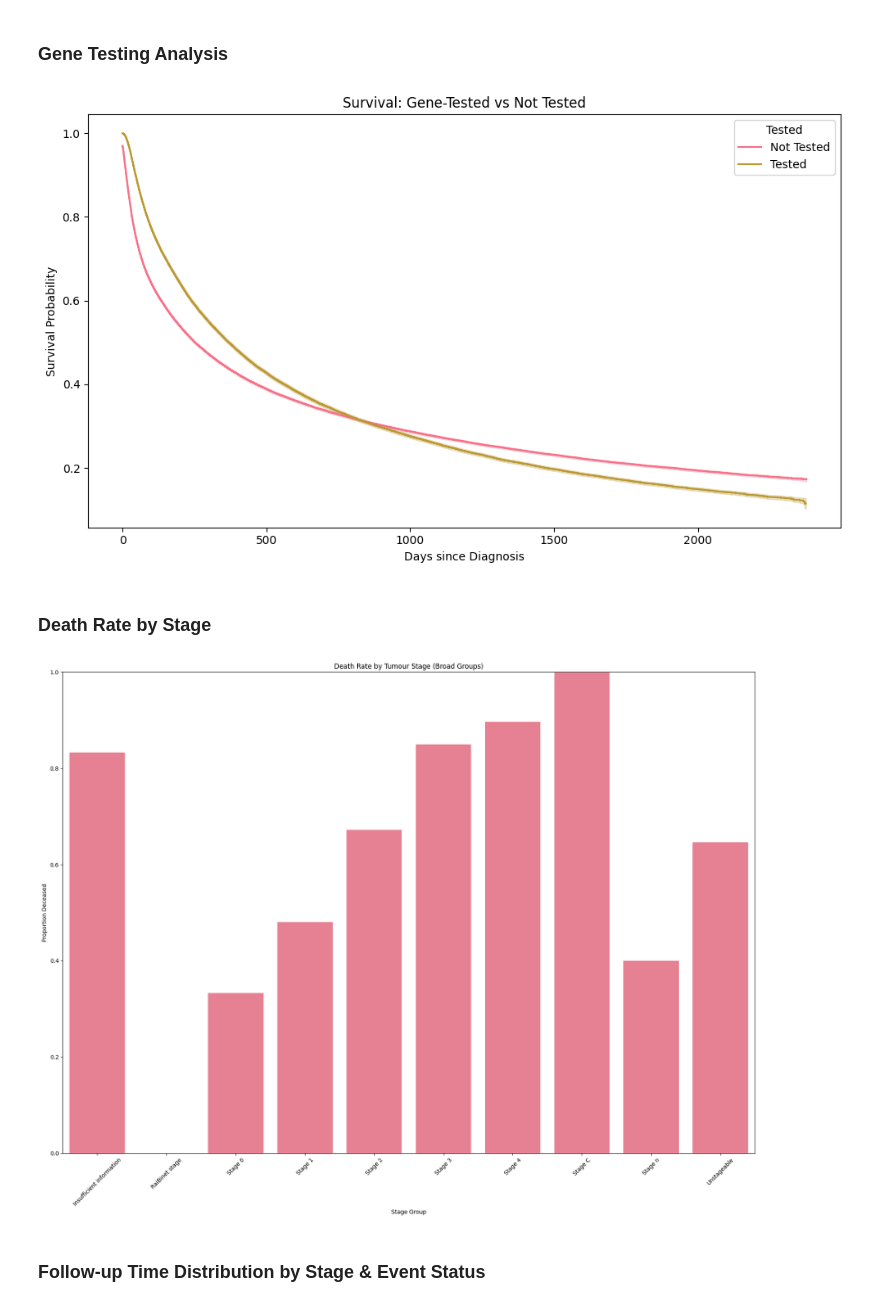
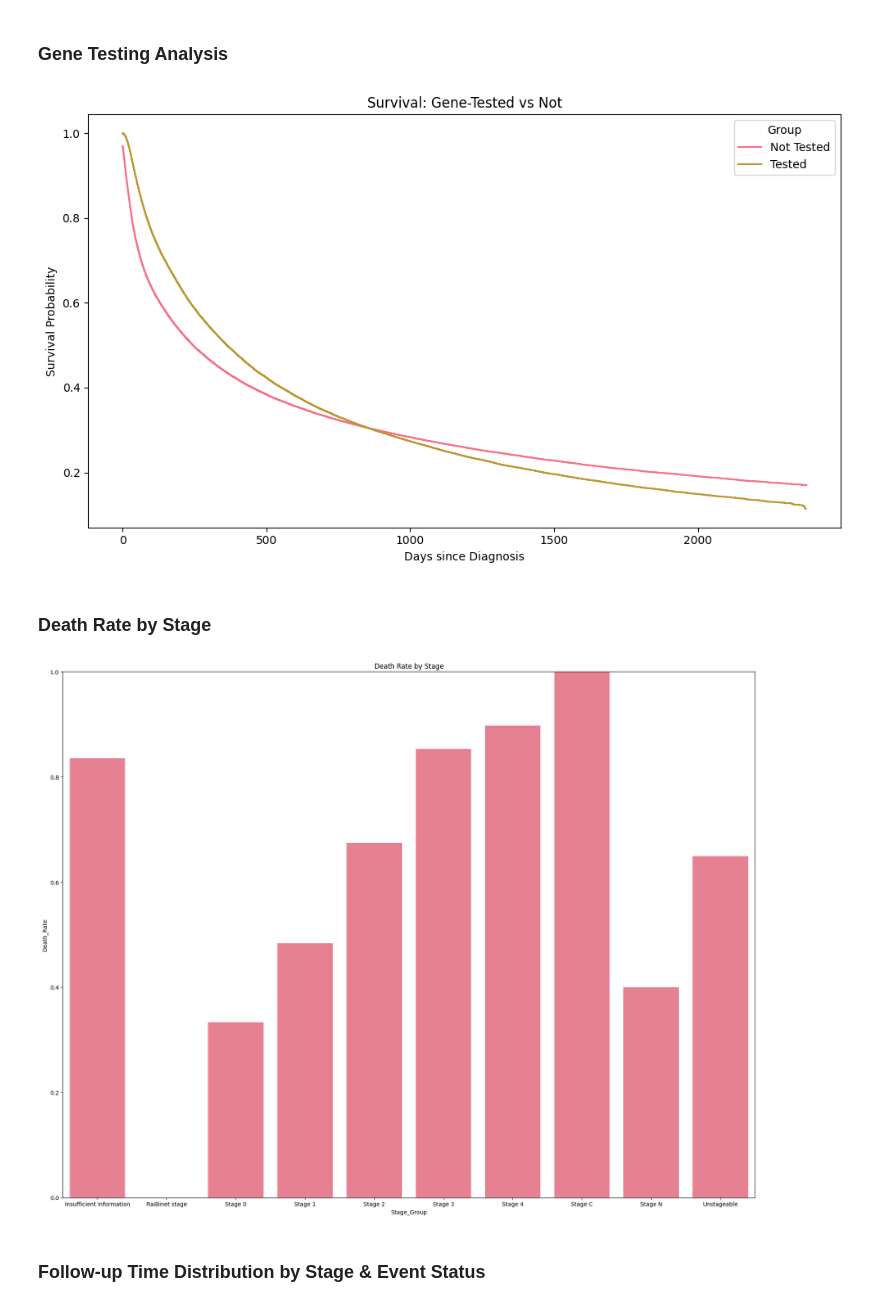
Before and after one commit to Foluwa/HDR_Group_8_Tech_Challenge, a Jupyter notebook: notebooks/FOLU_HDRUK.ipynb, the cells around one changed output. Cells and saved outputs as stored; diff of their text form; code cells hidden in the pictures.

```diff
--- a/notebooks/FOLU_HDRUK.ipynb
+++ b/notebooks/FOLU_HDRUK.ipynb
@@ -106,0 +131,3 @@ rtds_df = pd.read_csv(os.path.join(DATA_DIR, "sim_rtds_combined.csv"))
+# %%
+gender_key    = pick(df_lung.columns, "GENDER_pt",    "GENDER")
+ethnicity_key = pick(df_lung.columns, "ETHNICITY_pt", "ETHNICITY")
@@ -276,3 +355,12 @@ df_surv = df.assign(
+# %%
+df_surv = df_lung.copy()
+
+df_surv['DiagDate'] = pd.to_datetime(df_surv['DIAGNOSISDATEBEST'])
+df_surv['EndDate']  = pd.to_datetime(df_surv['VITALSTATUSDATE'])
+df_surv['followup_days'] = (df_surv['EndDate'] - df_surv['DiagDate']).dt.days.clip(lower=0)
+df_surv['event_observed'] = (df_surv['VITALSTATUS'] == 'D').astype(int)
+
+df_surv = df_surv[df_surv['followup_days'].notna() & (df_surv['followup_days'] >= 0)]
 # %% [markdown]
 ### Demographic Plots
 # %%
@@ -401,36 +508,34 @@ surv_df['tested_group'] = surv_df['gene_tests'].apply(lambda x: 'Tested' if x >
 # %%
+df_surv['tested_group'] = np.where(df_surv['num_genes_tested'] > 0,
+                                   'Tested', 'Not Tested')
+
 plt.figure(figsize=(10, 6))
-for label, grp in surv_df.groupby('tested_group'):
-    kmf.fit(grp['followup_days'], event_observed=grp['event_observed'], label=label)
-    kmf.plot_survival_function()
-
-plt.title("Survival: Gene-Tested vs Not Tested")
+for lbl, grp in df_surv.groupby('tested_group'):
+    kmf.fit(grp['followup_days'], grp['event_observed'], label=lbl)
+    kmf.plot_survival_function(ci_show=False)
+plt.title("Survival: Gene-Tested vs Not")
 plt.xlabel("Days since Diagnosis")
 plt.ylabel("Survival Probability")
-plt.legend(title="Tested")
+plt.legend(title="Group")
 plt.tight_layout()
 plt.show()
 # %% [output]
-[figure, old version]
+[figure, new version]
 # %% [markdown]
 ### Death Rate by Stage
 # %%
-# Compute death rates by Stage_Group
-death_by_stage = df_surv.groupby('Stage_Group')['event_observed'].mean().sort_index().reset_index()
-death_by_stage.columns = ['Stage_Group', 'Death_Rate']
+death_rate = (df_surv.groupby('Stage_Group')['event_observed']
+                    .mean().reset_index()
+                    .rename(columns={'event_observed':'Death_Rate'}))
 
-# Plot
-sns.barplot(data=death_by_stage, x='Stage_Group', y='Death_Rate',
-            order=death_by_stage['Stage_Group'])
-plt.title("Death Rate by Tumour Stage (Broad Groups)")
-plt.xlabel("Stage Group")
-plt.ylabel("Proportion Deceased")
+sns.barplot(data=death_rate, x='Stage_Group', y='Death_Rate',
+            order=death_rate['Stage_Group'])
+plt.title("Death Rate by Stage")
 plt.ylim(0, 1)
-plt.xticks(rotation=45)
 plt.tight_layout()
 plt.show()
 # %% [output]
-[figure, old version]
+[figure, new version]
 # %% [markdown]
 ### Follow-up Time Distribution by Stage & Event Status
 # %%
```
Also changed, not shown: parts of 68 cells of this notebook.
